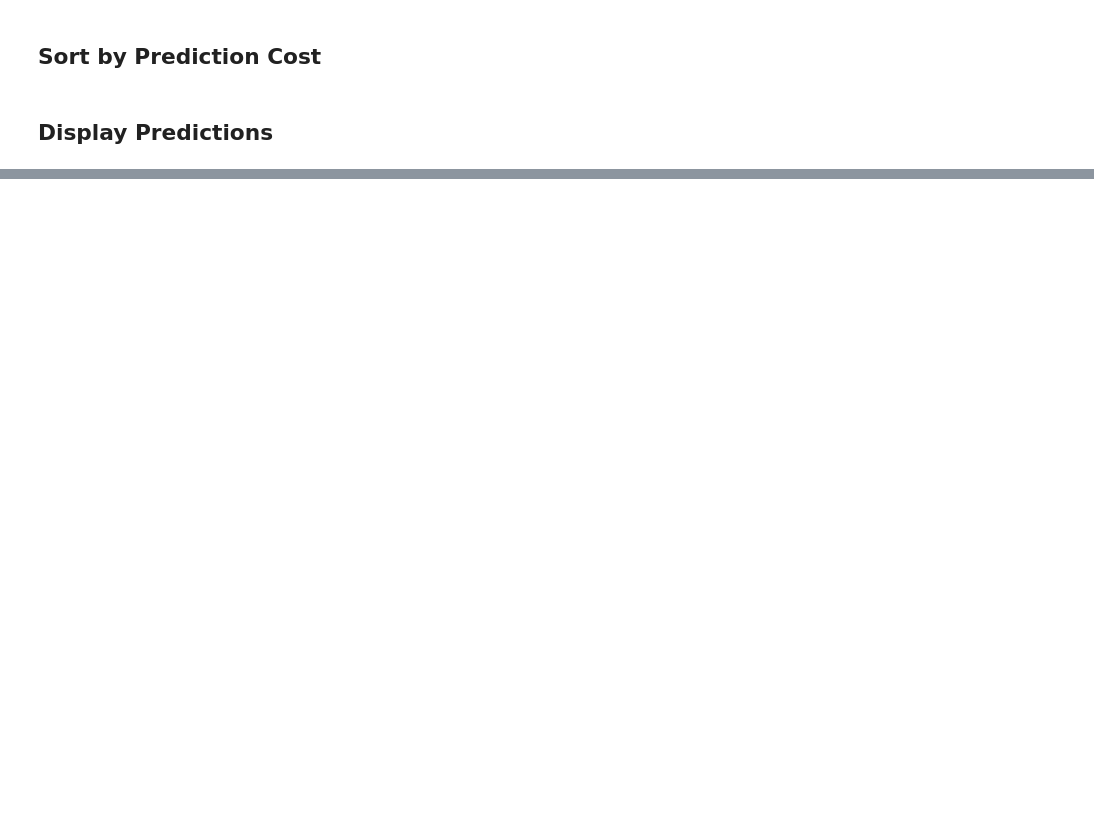
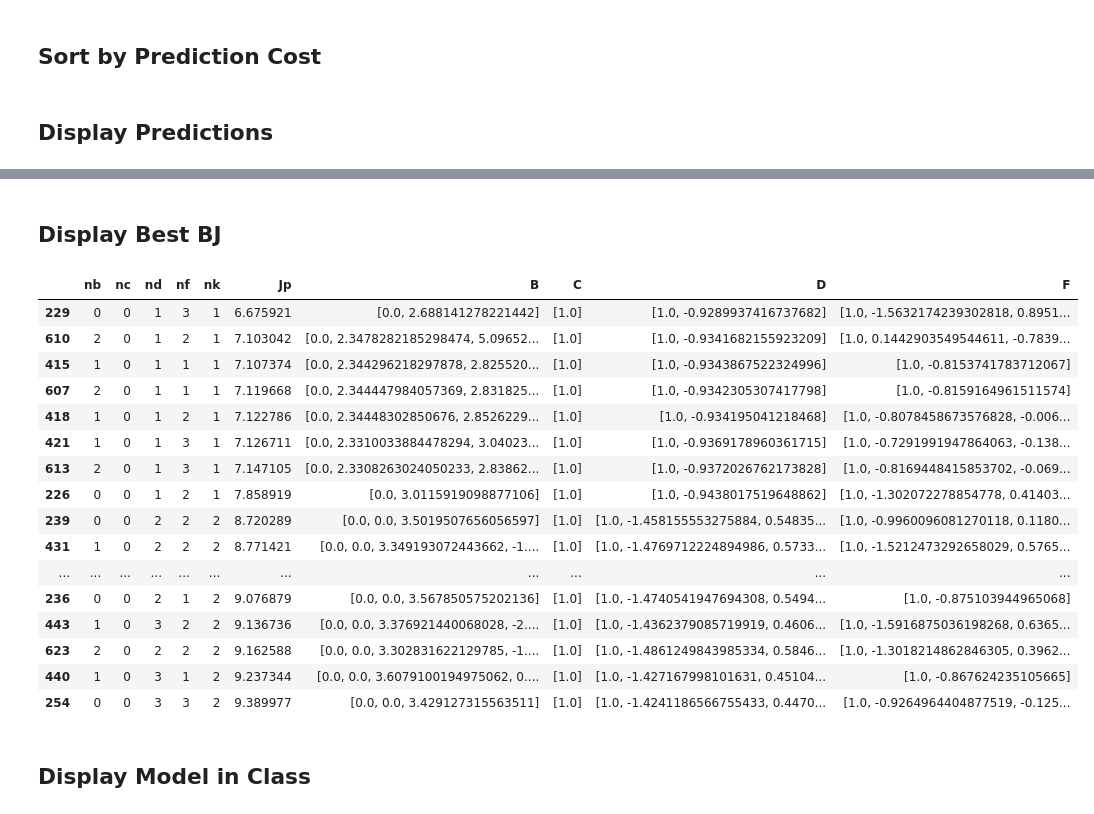
Before and after one commit to GuiBeal/system-identification, a Jupyter notebook: Python/main.ipynb, the cells around one changed output, grey strips where cells are left out. Saved outputs shown, nothing was run; the diff lists cells and outputs as text; code cells hidden in the pictures; blank space fills up the shorter version.

```diff
--- a/Python/main.ipynb
+++ b/Python/main.ipynb
@@ -264,3 +334,27 @@ $$\frac{2.331 z^2 + 3.04 z}{z^3 - 0.7292 z^2 - 0.1388 z + 0.06155}$$
+# %% [markdown]
+## Display Best BJ
+# %%
+display(models.loc[models.model == 'bj'][['nb','nc','nd','nf','nk','Jp','B','C','D','F']].head(20))
+# %% [output]
+|  | nb | nc | nd | nf | nk | Jp | B | C | D | F |
+| 229 | 0 | 0 | 1 | 3 | 1 | 6.675921 | [0.0, 2.688141278221442] | [1.0] | [1.0, -0.9289937416737682] | [1.0, -1.5632174239302818, 0.8951... |
+| 610 | 2 | 0 | 1 | 2 | 1 | 7.103042 | [0.0, 2.3478282185298474, 5.09652... | [1.0] | [1.0, -0.9341682155923209] | [1.0, 0.1442903549544611, -0.7839... |
+| 415 | 1 | 0 | 1 | 1 | 1 | 7.107374 | [0.0, 2.344296218297878, 2.825520... | [1.0] | [1.0, -0.9343867522324996] | [1.0, -0.8153741783712067] |
+| 607 | 2 | 0 | 1 | 1 | 1 | 7.119668 | [0.0, 2.344447984057369, 2.831825... | [1.0] | [1.0, -0.9342305307417798] | [1.0, -0.8159164961511574] |
+| 418 | 1 | 0 | 1 | 2 | 1 | 7.122786 | [0.0, 2.34448302850676, 2.8526229... | [1.0] | [1.0, -0.934195041218468] | [1.0, -0.8078458673576828, -0.006... |
+| 421 | 1 | 0 | 1 | 3 | 1 | 7.126711 | [0.0, 2.3310033884478294, 3.04023... | [1.0] | [1.0, -0.9369178960361715] | [1.0, -0.7291991947864063, -0.138... |
+| 613 | 2 | 0 | 1 | 3 | 1 | 7.147105 | [0.0, 2.3308263024050233, 2.83862... | [1.0] | [1.0, -0.9372026762173828] | [1.0, -0.8169448415853702, -0.069... |
+| 226 | 0 | 0 | 1 | 2 | 1 | 7.858919 | [0.0, 3.0115919098877106] | [1.0] | [1.0, -0.9438017519648862] | [1.0, -1.302072278854778, 0.41403... |
+| 239 | 0 | 0 | 2 | 2 | 2 | 8.720289 | [0.0, 0.0, 3.5019507656056597] | [1.0] | [1.0, -1.458155553275884, 0.54835... | [1.0, -0.9960096081270118, 0.1180... |
+| 431 | 1 | 0 | 2 | 2 | 2 | 8.771421 | [0.0, 0.0, 3.349193072443662, -1.... | [1.0] | [1.0, -1.4769712224894986, 0.5733... | [1.0, -1.5212473292658029, 0.5765... |
+| ... | ... | ... | ... | ... | ... | ... | ... | ... | ... | ... |
+| 236 | 0 | 0 | 2 | 1 | 2 | 9.076879 | [0.0, 0.0, 3.567850575202136] | [1.0] | [1.0, -1.4740541947694308, 0.5494... | [1.0, -0.875103944965068] |
+| 443 | 1 | 0 | 3 | 2 | 2 | 9.136736 | [0.0, 0.0, 3.376921440068028, -2.... | [1.0] | [1.0, -1.4362379085719919, 0.4606... | [1.0, -1.5916875036198268, 0.6365... |
+| 623 | 2 | 0 | 2 | 2 | 2 | 9.162588 | [0.0, 0.0, 3.302831622129785, -1.... | [1.0] | [1.0, -1.4861249843985334, 0.5846... | [1.0, -1.3018214862846305, 0.3962... |
+| 440 | 1 | 0 | 3 | 1 | 2 | 9.237344 | [0.0, 0.0, 3.6079100194975062, 0.... | [1.0] | [1.0, -1.427167998101631, 0.45104... | [1.0, -0.867624235105665] |
+| 254 | 0 | 0 | 3 | 3 | 2 | 9.389977 | [0.0, 0.0, 3.429127315563511] | [1.0] | [1.0, -1.4241186566755433, 0.4470... | [1.0, -0.9264964404877519, -0.125... |
+# %% [markdown]
+## Display Model in Class
 # %%
 model = models.loc[(models.model == 'arx') & (models.na == 2) & (models.nb == 2) & (models.nk == 1)]
 assert(len(model) == 1)
```
Also changed, not shown: parts of 9 cells of this notebook, 2 other files.
